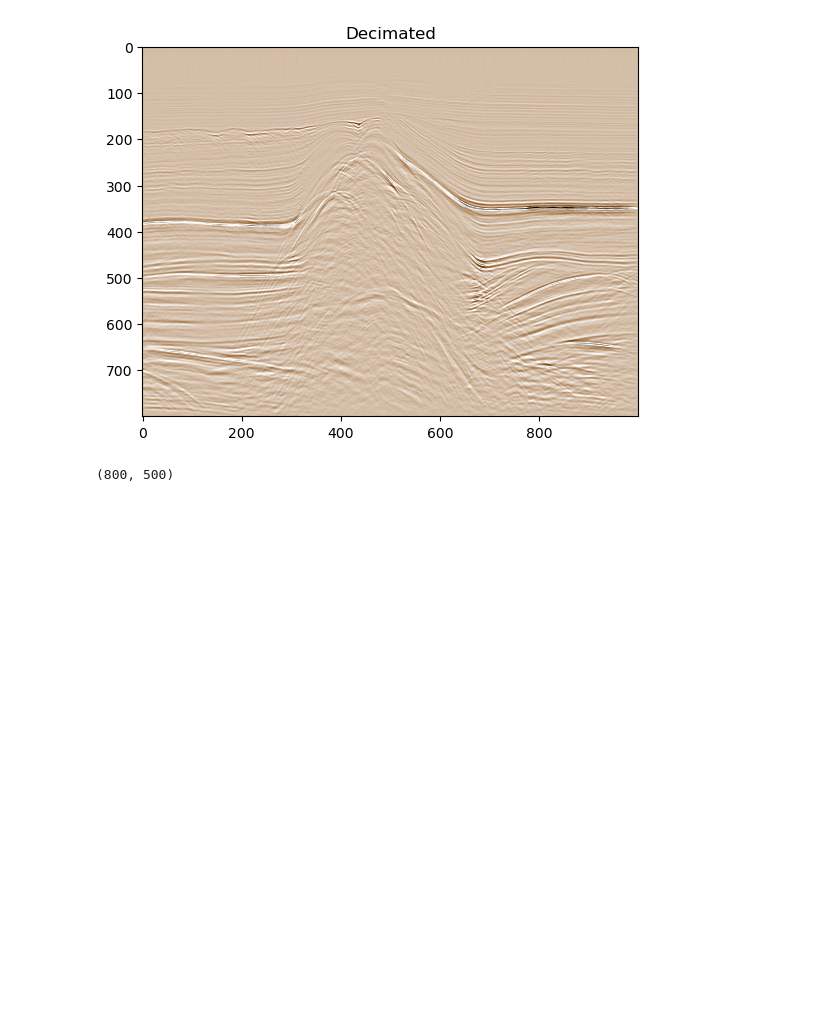
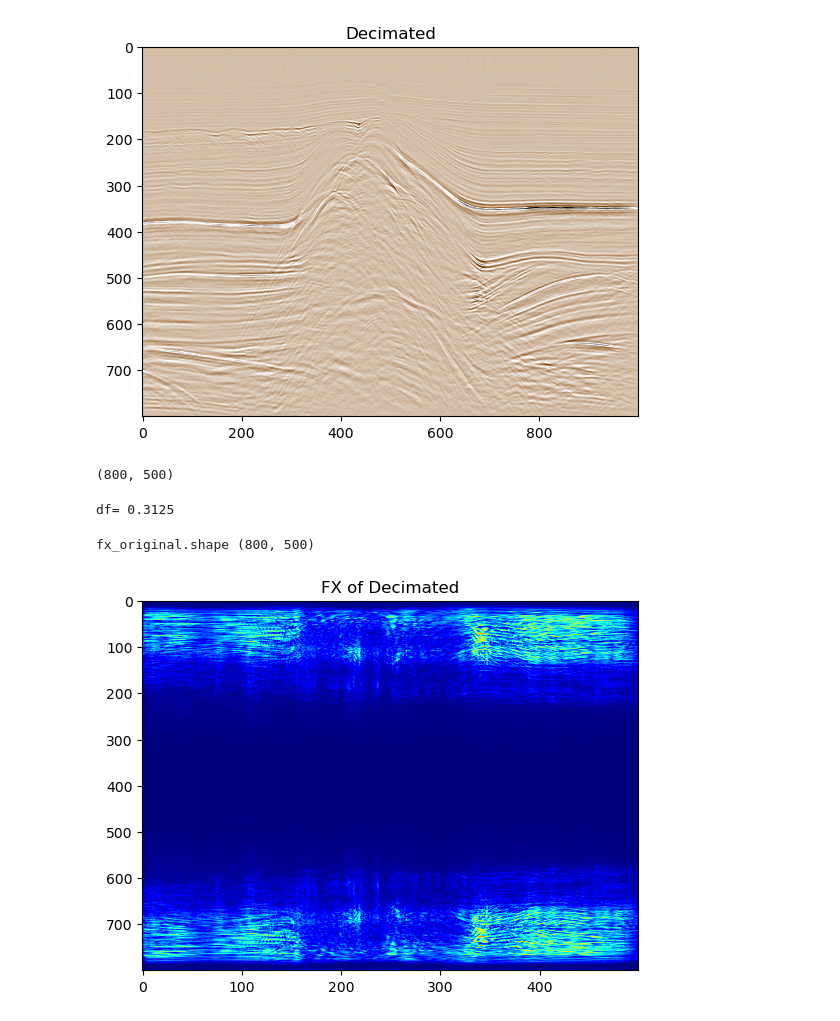
Before and after one commit to chenyk1990/mlnb, a Jupyter notebook: DL_inter_fx.ipynb, the cells around one changed output. Cells and saved outputs as stored; diff of their text form; code cells hidden in the pictures; blank space fills up the shorter version.

```diff
--- a/DL_inter_fx.ipynb
+++ b/DL_inter_fx.ipynb
@@ -52,3 +54,32 @@ plt.show()
 decimate.shape
 # %% [output]
 (800, 500)
+# %%
+# def nextpow2(N):
+#     """ Function for finding the next power of 2 """
+#     n = 1
+#     while n < N: n *= 2
+#     return n
+
+# [n1,n2]=decimate.shape
+# nf=nextpow2(n1);
+# nf=int(nf)
+# or
+nf=800
+# %%
+df=1/d1/nf
+print('df=',df)
+
+fx_original=np.fft.fft(decimate,nf,0);
+DATA_FX0=np.zeros([nf,1000],dtype=np.complex_);
+# %% [output]
+df= 0.3125
+# %%
+print('fx_original.shape',fx_original.shape)
+
+plt.imshow(np.abs(fx_original),cmap='jet',aspect='auto');
+plt.title('FX of Decimated');
+plt.show()
+# %% [output]
+fx_original.shape (800, 500)
+[figure, added]
```
Also changed, not shown: parts of 22 cells of this notebook.
